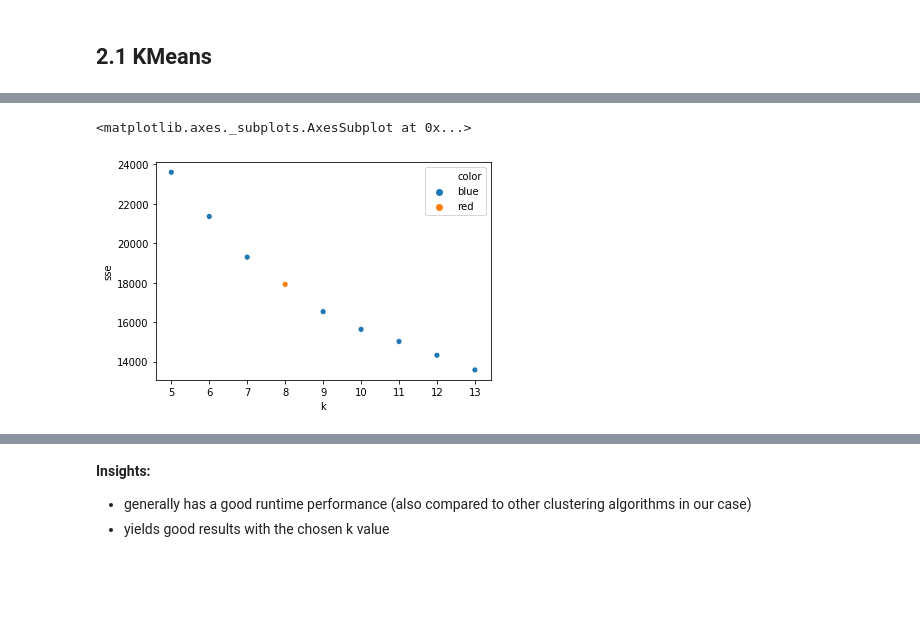
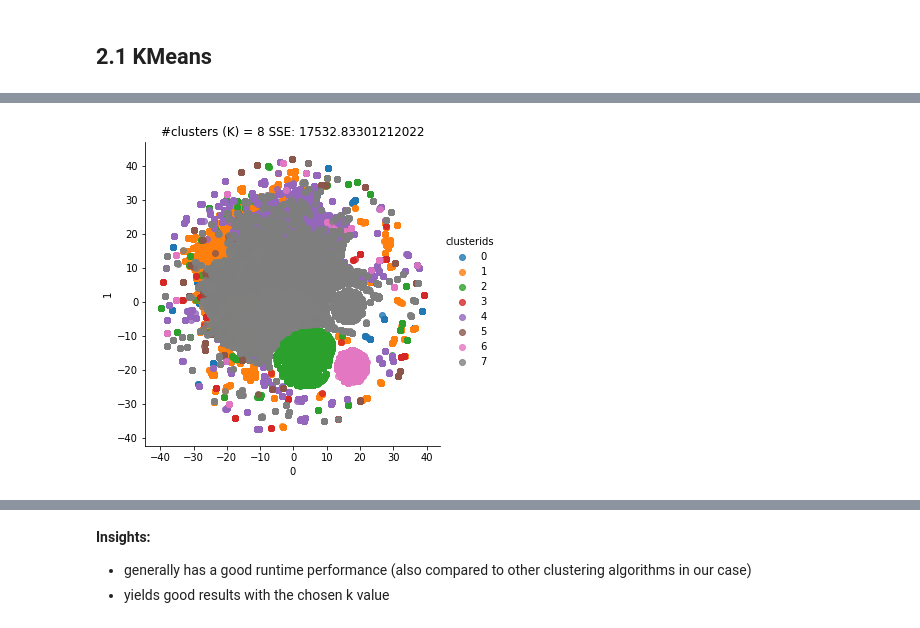
Before and after one commit to janapfeffer/DM_Project_MoviePrediction, a Jupyter notebook: 03 Cluster Experiments.ipynb, the cells around one changed output, grey strips where cells are left out. Drawn from its saved outputs; the diff is of its cells as text; code cells hidden in the pictures; blank space fills up the shorter version.

```diff
--- a/ClusterExperiments.ipynb
+++ b/03 Cluster Experiments.ipynb
@@ -93,21 +104,17 @@ For n_clusters=9, The Silhouette Coefficient is 0.3190656474809759
-# %%
-# re plot the sse graph with the chosen k highlighted
-df_sse = pd.DataFrame(columns=["k", "sse"])
-for i in range(5,14):
-
-    # create the clusterer
-    estimator = KMeans(n_clusters = i)
-
-    # create the clustering
-    clusters = estimator.fit(df_joined.drop(columns="userId"))
-    cluster_ids = estimator.predict(df_joined.drop(columns="userId"))
-
-    df_sse = df_sse.append({"k": i,
-                           "sse": clusters.inertia_}, ignore_index=True)
-#     print(" SSE: " + str(clusters.inertia_))
-df_sse["color"] = "blue"
-df_sse.loc[df_sse["k"] == 9.0,"color"] = "red"
-sb.scatterplot(x="k", y="sse",data=df_sse, hue="color")
-# %% [output]
-<matplotlib.axes._subplots.AxesSubplot at 0x...>
-[figure, removed]
+# %%
+# run clustering with the best k according to the silhouette coefficient
+# create the clusterer
+estimator = KMeans(n_clusters = 8)
+
+# create the clustering
+clusters = estimator.fit(df_joined.drop(columns="userId"))
+cluster_ids = estimator.predict(df_joined.drop(columns="userId"))
+
+df_pca["clusterids"] = cluster_ids
+df_tsne["clusterids"] = cluster_ids
+# plot the clusters on the transformed tsne data with k = (best number of clusters)
+facet = sb.lmplot(data=df_tsne, x="0", y="1", hue="clusterids", fit_reg=False, legend=True, legend_out=True)#, palette="muted"
+facet.set(title="#clusters (K) = {}".format(8) + " SSE: " + str(clusters.inertia_))
+plt.show()
+# %% [output]
+[figure, added]
```
Also changed, not shown: parts of 21 cells of this notebook, 3 other files.
